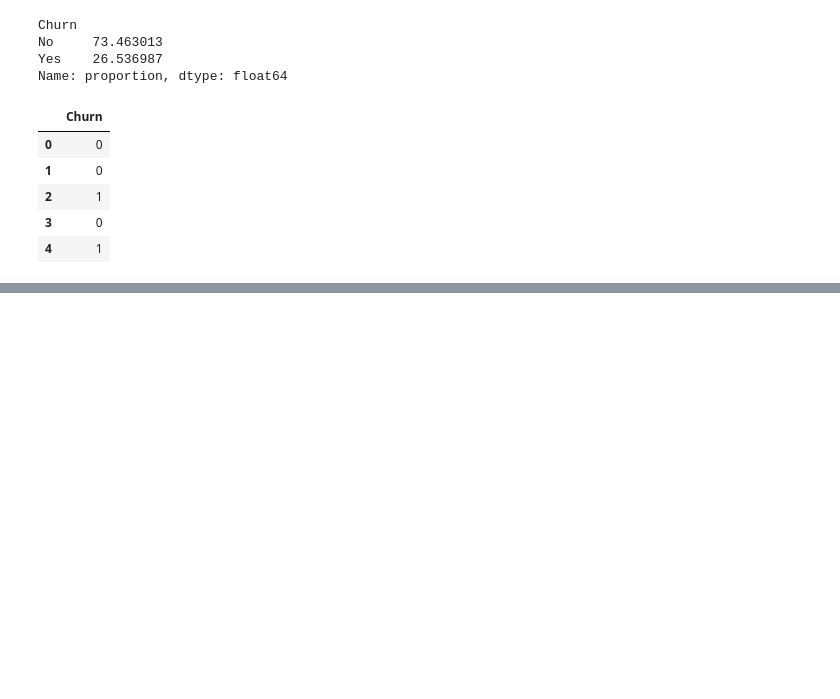
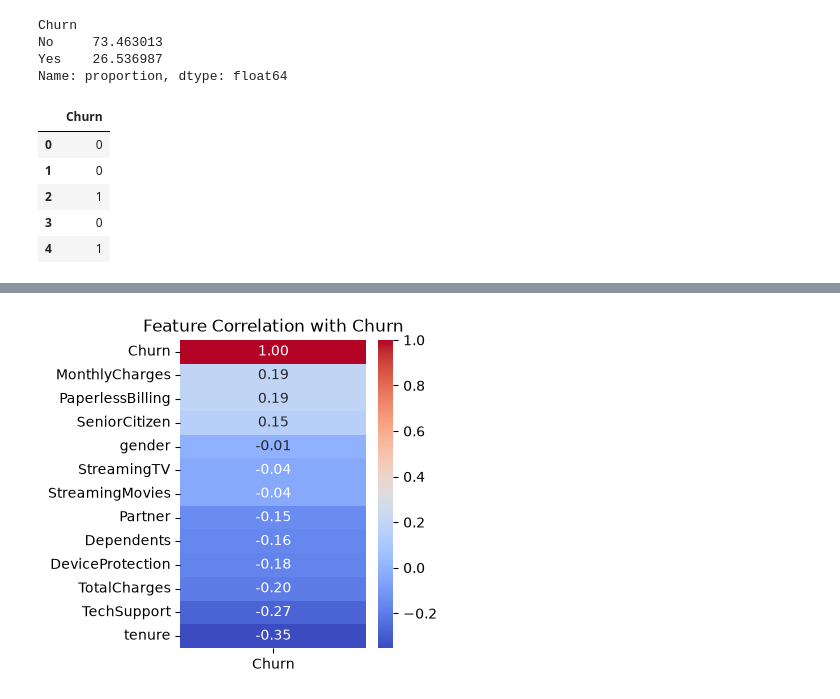
Before and after one commit to nevena-mi/Lab3_Model_Training, a Jupyter notebook: Customer Churn Prediction.ipynb, the cells around one changed output, grey strips where cells are left out. Saved outputs shown, nothing was run; the diff lists cells and outputs as text; code cells hidden in the pictures; blank space fills up the shorter version.

```diff
--- a/Customer Churn Prediction.ipynb
+++ b/Customer Churn Prediction.ipynb
@@ -100,0 +128,2 @@ df[["Churn"]].head(10)
+# %%
+df["gender"] = df["gender"].map({"Male": 1, "Female": 0})
@@ -100,0 +137,14 @@ df[["Churn"]].head(10)
+# %%
+# Correlation of all numeric features with Churn
+corr_with_churn = df.corr(numeric_only=True)[["Churn"]].sort_values(by="Churn", ascending=False)
+
+plt.figure(figsize=(3, 4))
+sns.heatmap(corr_with_churn,
+            annot=True,
+            cmap="coolwarm",
+            fmt=".2f")
+
+plt.title("Feature Correlation with Churn")
+plt.show()
+# %% [output]
+[figure, added]
```
Also changed, not shown: parts of 29 cells of this notebook.
